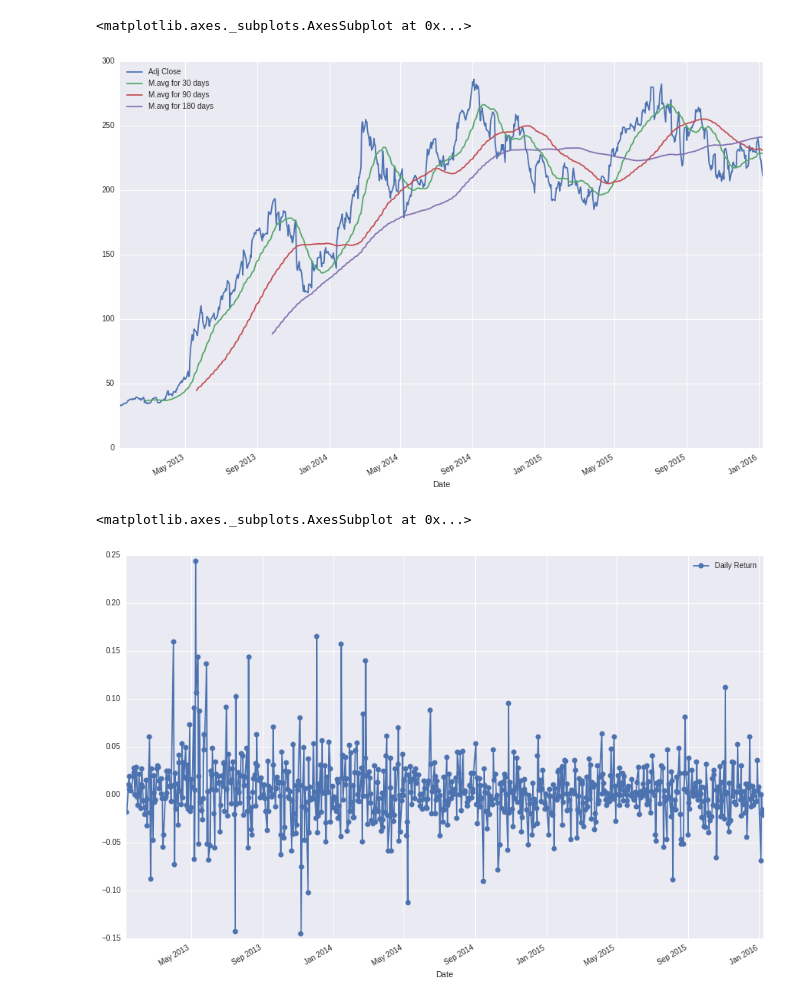
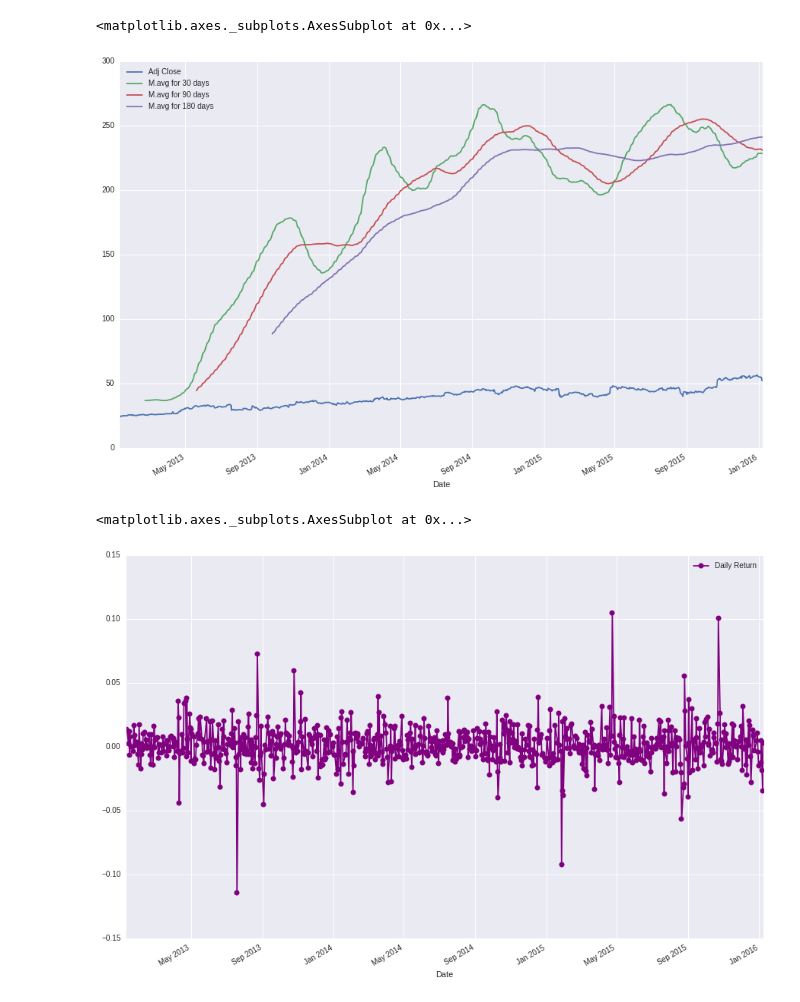
Before and after one commit to inferno9004/Stock-Market-Analysis, a Jupyter notebook: stock_market.ipynb, the cells around one changed output. Saved outputs shown, nothing was run; the diff lists cells and outputs as text; code cells hidden in the pictures.

```diff
--- a/stock_market.ipynb
+++ b/stock_market.ipynb
@@ -46,19 +46,21 @@ day_list = [30,90,180]
 
 for day in day_list:
     col_name = "M.avg for %s days" %(str(day))
-    TSLA[col_name] = pd.rolling_mean(TSLA["Adj Close"],day)
+    MSFT[col_name] = pd.rolling_mean(TSLA["Adj Close"],day)
 # %%
-TSLA[["Adj Close", "M.avg for 30 days","M.avg for 90 days","M.avg for 180 days"]].plot(legend = True, figsize = (15,10))
+MSFT[["Adj Close", "M.avg for 30 days",
+      "M.avg for 90 days",
+      "M.avg for 180 days"]].plot(legend = True, figsize = (15,10))
 # %% [output]
 <matplotlib.axes._subplots.AxesSubplot at 0x...>
-[figure, old version]
+[figure, new version]
 # %%
-TSLA["Daily Return"]=TSLA["Adj Close"].pct_change()
+MSFT["Daily Return"]=MSFT["Adj Close"].pct_change()
 # %%
-TSLA["Daily Return"].plot(legend = True,
+MSFT["Daily Return"].plot(legend = True,
                           figsize = (15,10),
                          linestyle = "-",
-                         marker="o")
+                         marker="o", color = "purple")
 # %% [output]
 <matplotlib.axes._subplots.AxesSubplot at 0x...>
-[figure, old version]
+[figure, new version]
```
Also changed, not shown: parts of 15 cells of this notebook.
